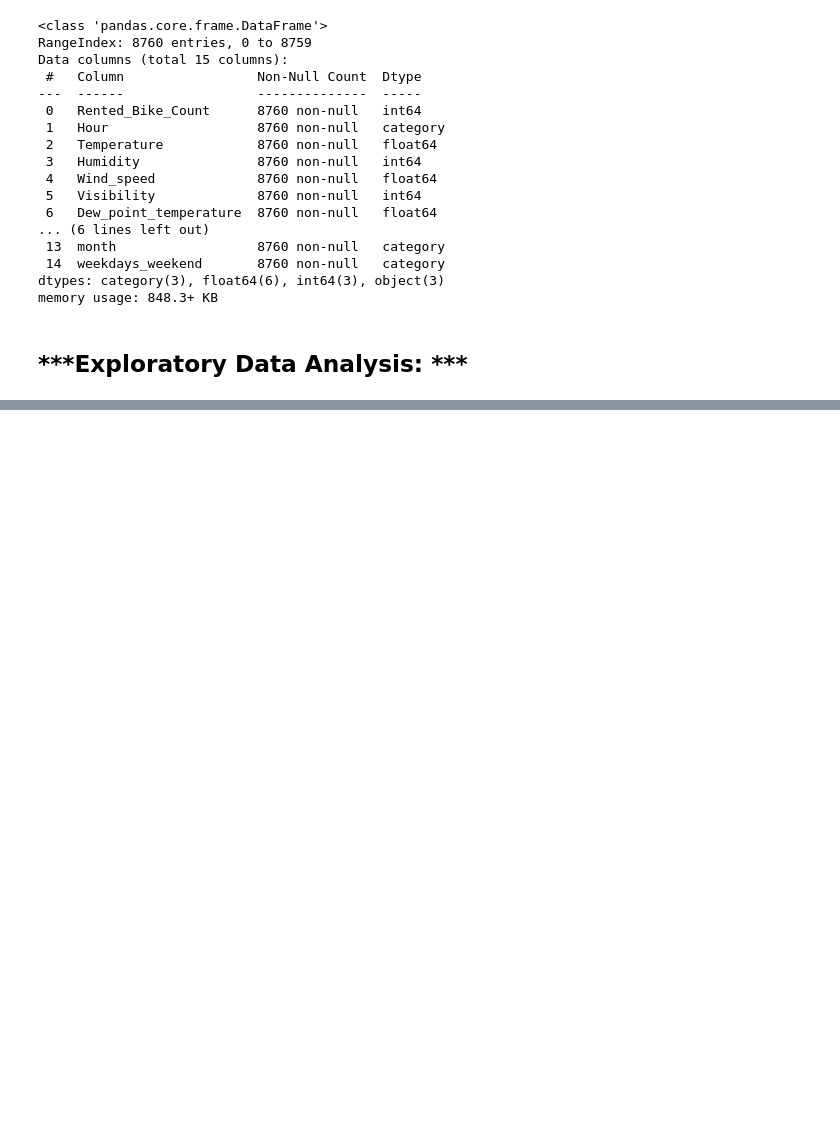
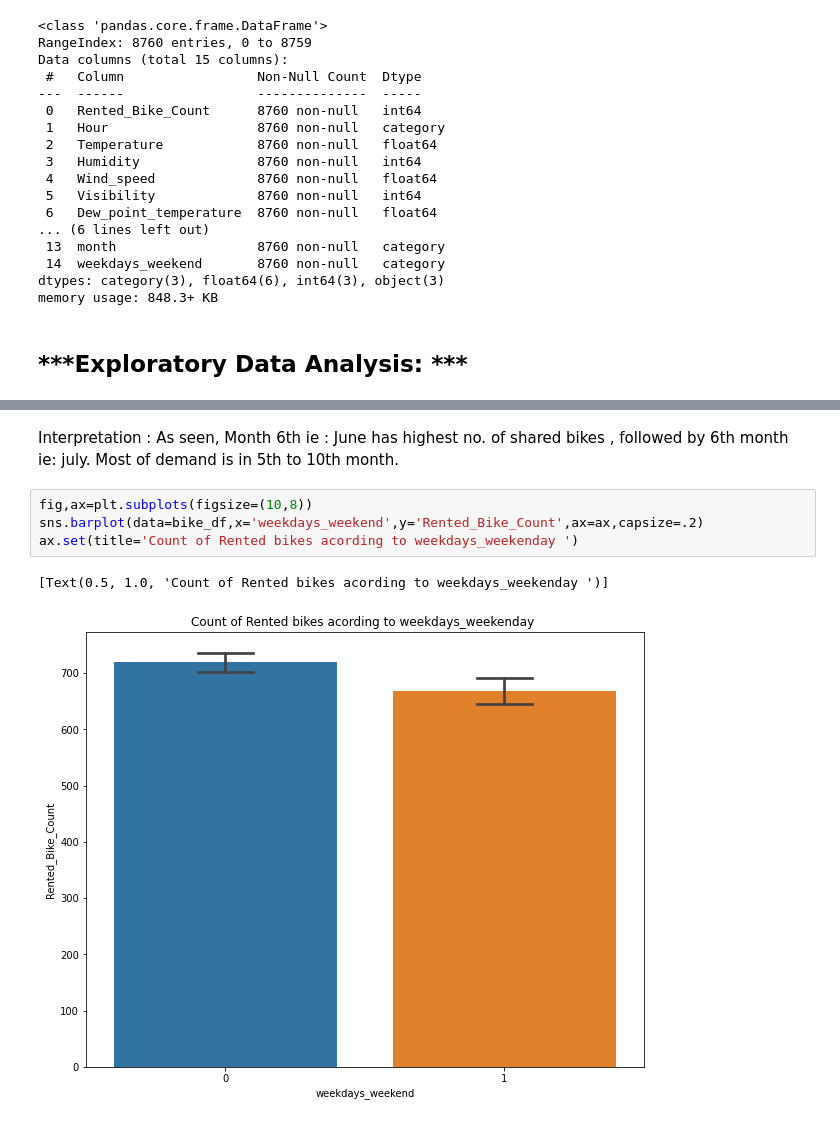
Before and after one commit to Shubhamprasad1995/Bike-Sharing-Demand-Prediction-, a Jupyter notebook: Bike_Sharing_Demand_Prediction_.ipynb, the cells around one changed output, grey strips where cells are left out. Cells and saved outputs as stored; diff of their text form; blank space fills up the shorter version.

```diff
--- a/Bike_Sharing_Demand_Prediction_.ipynb
+++ b/Bike_Sharing_Demand_Prediction_.ipynb
@@ -273,0 +294,9 @@ memory usage: 848.3+ KB
+# %% [markdown]
+Interpretation : As seen, Month 6th ie : June has highest no. of shared bikes , followed by 6th month ie: july. Most of demand is in 5th to 10th month.
+# %%
+fig,ax=plt.subplots(figsize=(10,8))
+sns.barplot(data=bike_df,x='weekdays_weekend',y='Rented_Bike_Count',ax=ax,capsize=.2)
+ax.set(title='Count of Rented bikes acording to weekdays_weekenday ')
+# %% [output]
+[Text(0.5, 1.0, 'Count of Rented bikes acording to weekdays_weekenday ')]
+[figure, added]
```
Also changed, not shown: parts of 27 cells of this notebook.
